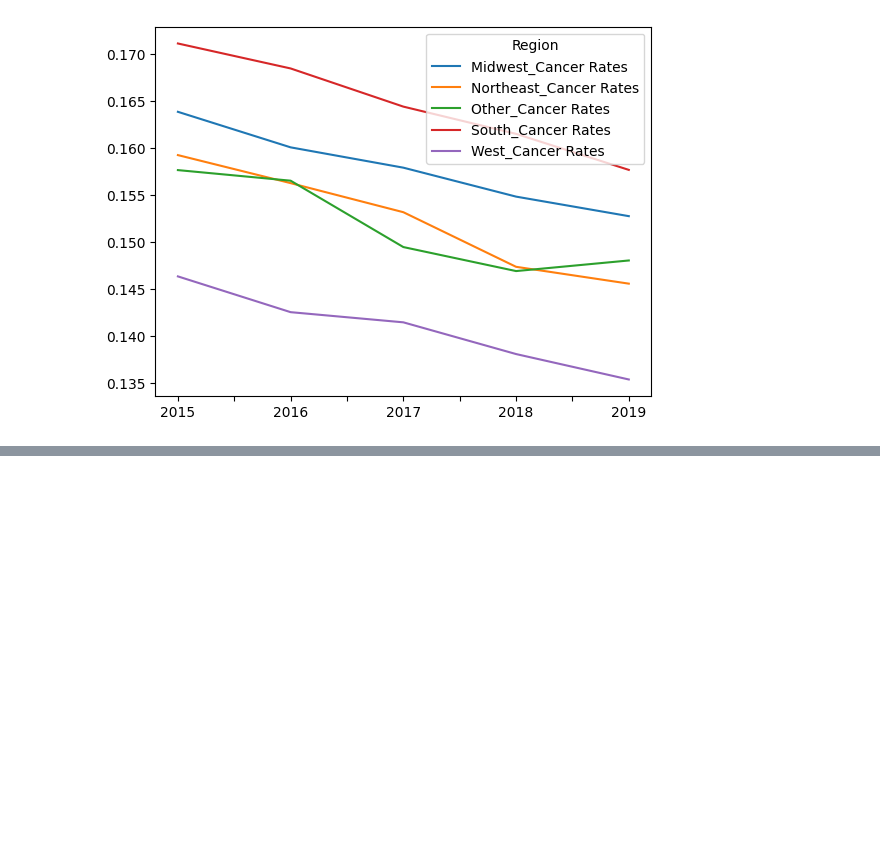
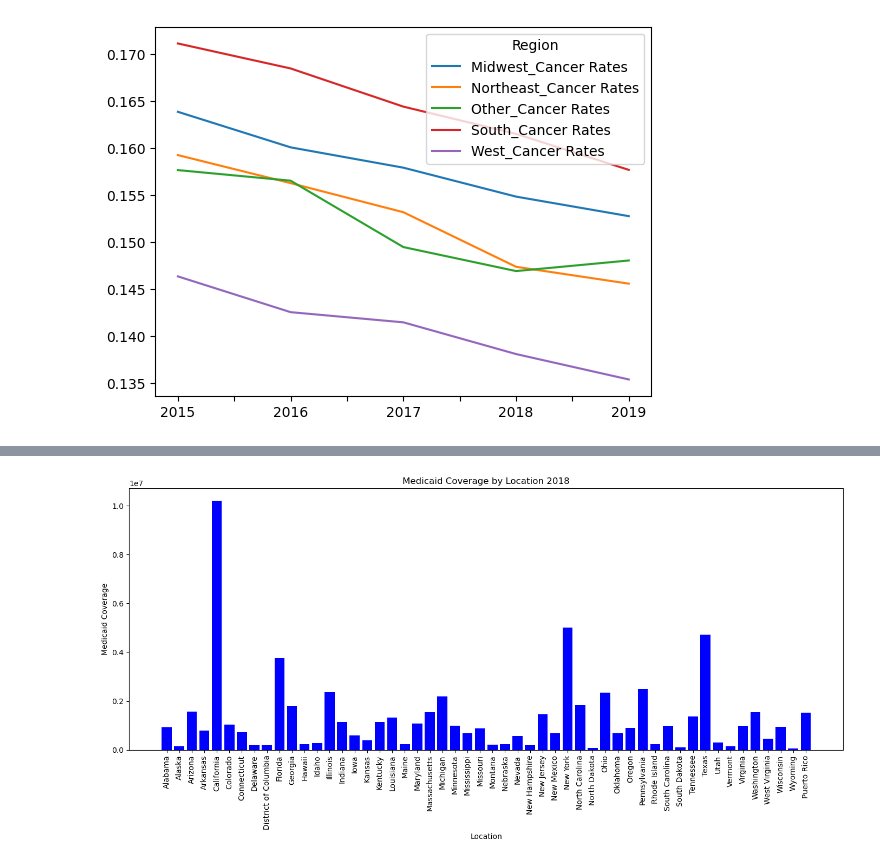
Before and after one commit to RyanWeigel32/Class_Project_Final, a Jupyter notebook: Project_One_Final.ipynb, the cells around one changed output, grey strips where cells are left out. Saved outputs shown, nothing was run; the diff lists cells and outputs as text; code cells hidden in the pictures; blank space fills up the shorter version.

```diff
--- a/Project_One_Final.ipynb
+++ b/Project_One_Final.ipynb
@@ -2213,0 +2389,12 @@ cancer_data_pivot_final.plot()
+# %%
+# Plot Medicaid coverage by location
+plt.figure(figsize=(14, 7))
+plt.bar(df_2018['Location'], df_2018['Medicaid'], color='blue')
+plt.xlabel('Location')
+plt.ylabel('Medicaid Coverage')
+plt.title('Medicaid Coverage by Location 2018')
+plt.xticks(rotation=90)
+plt.tight_layout()
+plt.show()
+# %% [output]
+[figure, added]
```
Also changed, not shown: parts of 22 cells of this notebook, 5 other files.
